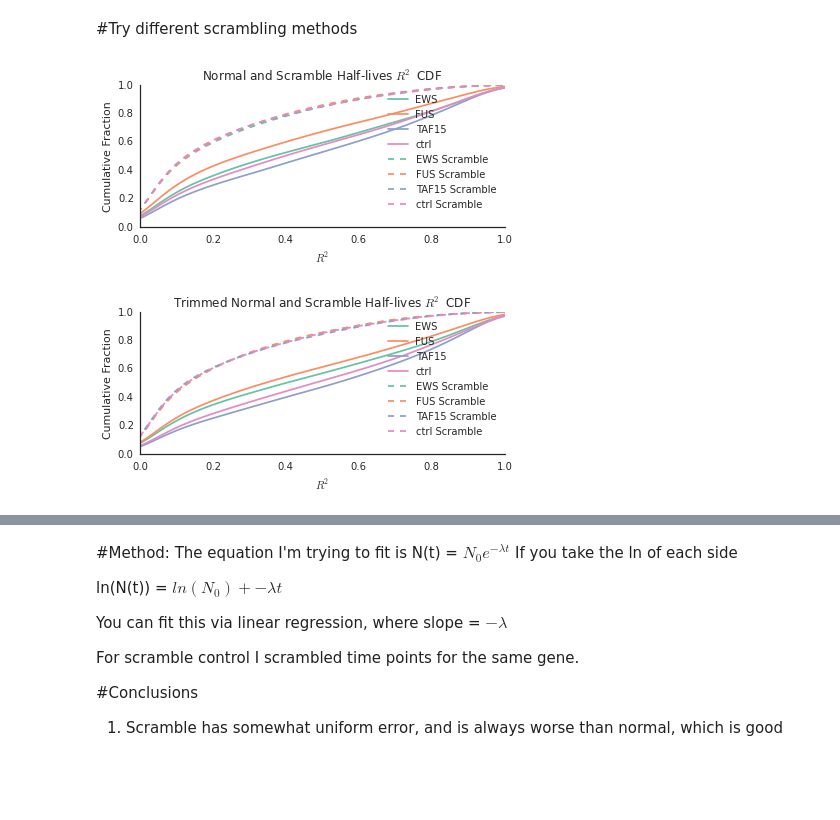
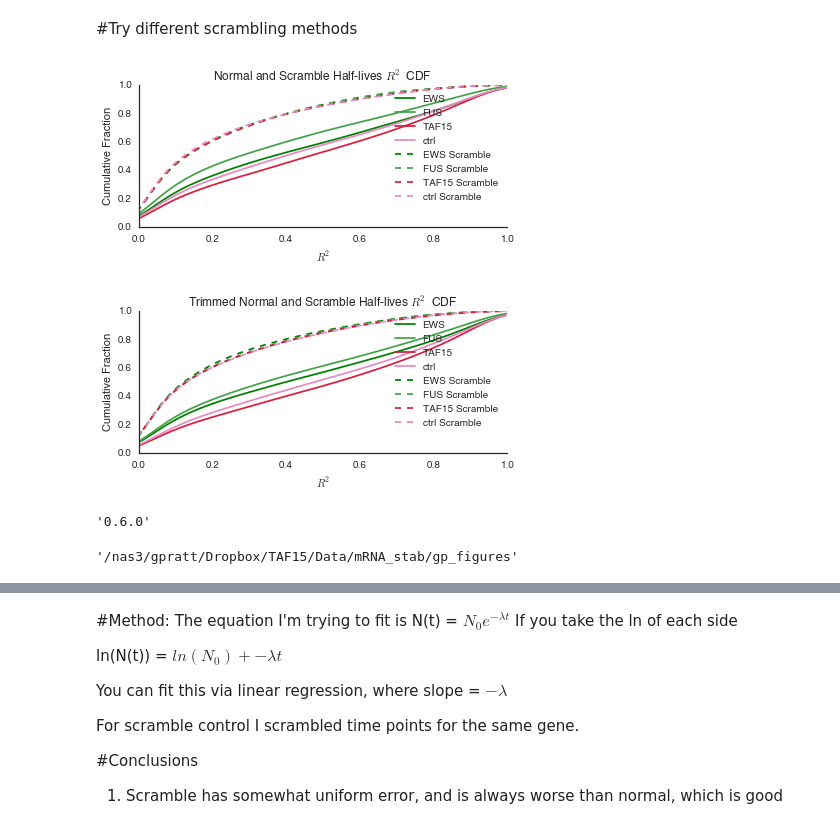
Before and after one commit to gpratt/iPython_Notebook, a Jupyter notebook: taf15/rna_stabality_analysis.ipynb, the cells around one changed output, grey strips where cells are left out. Cells and saved outputs as stored; diff of their text form; code cells hidden in the pictures; blank space fills up the shorter version.

```diff
--- a/taf15/rna_stabality_analysis.ipynb
+++ b/taf15/rna_stabality_analysis.ipynb
@@ -257,11 +304,11 @@ def shuffle(df, n=1, axis=0):
         df.apply(np.random.shuffle, axis=axis)
     return df
 
-def shuffle_stabality_df(stabality_df):
+def shuffle_stabality_df(stabality_df, axis=0):
     #shuffles multi-index by columns or rows given groupby statement
     result = {}
     for name, df in stabality_rpkm_log.groupby(level="knockdown"):
-        result[name] = shuffle(df)
+        result[name] = shuffle(df, axis=0)
     result = pd.concat(result)
     return result
 # %%
@@ -276,0 +334,2 @@ trimmed_shuffled_half_lives = calculate_half_lives(shuffle_stabality_df(trimmed_
+# %%
+trimmed_shuffled_half_lives_by_timepoint = calculate_half_lives(shuffle_stabality_df(trimmed_stabality_rpkm_log, axis=1))
@@ -277,8 +341,9 @@ trimmed_shuffled_half_lives = calculate_half_lives(shuffle_stabality_df(trimmed_
 # %%
 all_halflives = pd.concat({"half_lives": half_lives,
- "shuffled_half_lives": shuffled_half_lives,
- "trimmed_half_lives": trimmed_half_lives,
- "trimmed_shuffled_half_lives": trimmed_shuffled_half_lives,}, names=['exp', 'knockdown', 'gene'])
+                           "shuffled_half_lives": shuffled_half_lives,
+                           "trimmed_half_lives": trimmed_half_lives,
+                           "trimmed_shuffled_half_lives": trimmed_shuffled_half_lives,
+                           "trimmed_shuffled_half_lives_by_timepoint": trimmed_shuffled_half_lives_by_timepoint}, names=['exp', 'knockdown', 'gene'])
 # %% [markdown]
 Plot Decay Rate for all samples
 # %%
@@ -310,11 +375,11 @@ colors = sns.color_palette("Set2", 4)
 # %%
 with dataviz.Figure(os.path.join(img_dir, "foo.svg"), figsize=(6,3)) as fig:
     ax = fig.add_subplot(1,1,1)
-    for (name, df), color in zip(good_halflives.ix['half_lives'].groupby(level="knockdown"), colors):
-        sns.kdeplot(df.r2, cumulative=True, label=name, color=color, ax=ax)
+    for name, df in good_halflives.ix['half_lives'].groupby(level="knockdown"):
+        sns.kdeplot(df.r2, cumulative=True, label=name, color=color_map[name], ax=ax)
 
-    for (name, df), color in zip(good_halflives.ix['shuffled_half_lives'].groupby(level="knockdown"), colors):
-        sns.kdeplot(df.r2, cumulative=True, label=name+ " Scramble", linestyle="--", color=color, ax=ax)
+    for name, df in good_halflives.ix['shuffled_half_lives'].groupby(level="knockdown"):
+        sns.kdeplot(df.r2, cumulative=True, label=name+ " Scramble", linestyle="--", color=color_map[name], ax=ax)
 
     ax.set_xlim(0,1)
     sns.despine(ax=ax)
@@ -323,21 +388,29 @@ with dataviz.Figure(os.path.join(img_dir, "foo.svg"), figsize=(6,3)) as fig:
     ax.set_ylabel("Cumulative Fraction")
     ax.legend()
 # %% [output]
-[figure, old version]
+[figure, new version]
 # %%
 with dataviz.Figure(os.path.join(img_dir, "foo.svg"), figsize=(6,3)) as fig:
     ax = fig.add_subplot(1,1,1)
-    for (name, df), color in zip(good_halflives.ix['trimmed_half_lives'].groupby(level="knockdown"), colors):
-        sns.kdeplot(df.r2, cumulative=True, label=name, color=color, ax=ax)
+    for name, df in good_halflives.ix['trimmed_half_lives'].groupby(level="knockdown"):
+        sns.kdeplot(df.r2, cumulative=True, label=name, color=color_map[name], ax=ax)
 
-    for (name, df), color  in zip(good_halflives.ix['trimmed_shuffled_half_lives'].groupby(level="knockdown"), colors):
-        sns.kdeplot(df.r2, cumulative=True, label=name + " Scramble", linestyle="--", color=color, ax=ax)
+    for name, df in good_halflives.ix['trimmed_shuffled_half_lives'].groupby(level="knockdown"):
+        sns.kdeplot(df.r2, cumulative=True, label=name + " Scramble", linestyle="--", color=color_map[name], ax=ax)
 
     ax.set_xlim(0,1)
     ax.set_title("Trimmed Normal and Scramble Half-lives $R^2$ CDF")
     ax.set_xlabel("$R^2$")
     ax.set_ylabel("Cumulative Fraction")
     sns.despine(ax=ax)
     ax.legend()
 # %% [output]
-[figure, old version]
+[figure, new version]
+# %%
+sns.__version__
+# %% [output]
+'0.6.0'
+# %%
+img_dir
+# %% [output]
+'/nas3/gpratt/Dropbox/TAF15/Data/mRNA_stab/gp_figures'
```
Also changed, not shown: parts of 111 cells of this notebook, 24 other files.
